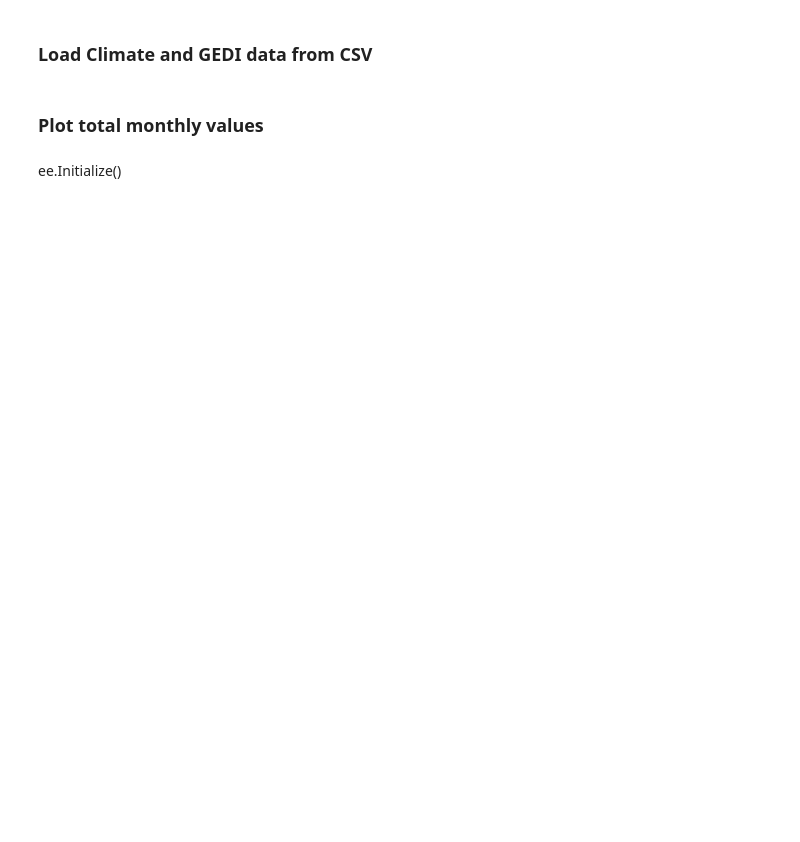
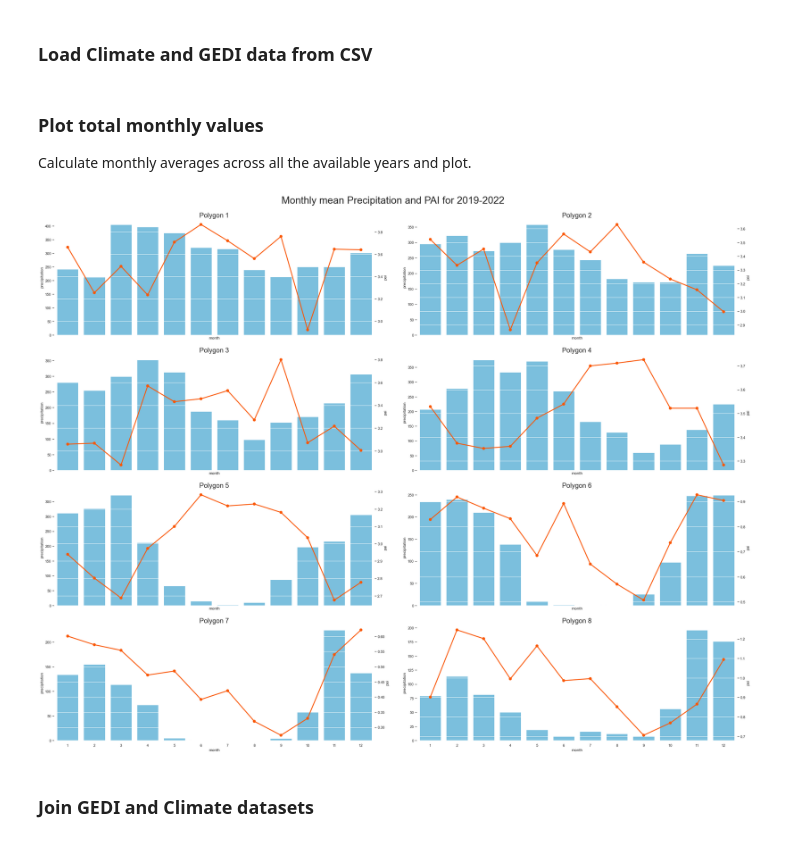
Before and after one commit to 4C-Guided-Team-Challenge/drought-with-gedi, a Jupyter notebook: notebooks/exploratory/ClimateAndGediInitialAnalysis.ipynb, the cells around one changed output. Cells and saved outputs as stored; diff of their text form; code cells hidden in the pictures; blank space fills up the shorter version.

Commit message:
Joins GEDI and climate data. Plots climate vs. pai monthly figures.

```diff
--- a/notebooks/exploratory/ClimateAndGediInitialAnalysis.ipynb
+++ b/notebooks/exploratory/ClimateAndGediInitialAnalysis.ipynb
@@ -12,6 +16,8 @@ climate_monthly = pd.read_csv("../../data/interim/climate_r_p_t_monthly_mean_per
 gedi_monthly = pd.read_csv("../../data/interim/gedi_PAI_monthly_mean_per_polygon_4-2019_to_6-2022.csv", index_col=0)
 # %% [markdown]
 ### Plot total monthly values
+
+Calculate monthly averages across all the available years and plot.
 # %%
 climate_total_monthly_mean = climate_monthly.groupby(['month', 'polygon_id']) \
                                             .mean(numeric_only=True) \
@@ -22,5 +28,36 @@ pai_total_monthly_mean = gedi_monthly.groupby(['month', 'polygon_id']) \
                                             .mean(numeric_only=True) \
                                             .reset_index() \
                                             .drop(columns=['year'])
-# %% [markdown]
-ee.Initialize()
+# %%
+import seaborn as sns
+
+sns.set()  # Setting seaborn as default style even if use only matplotlib
+palette = sns.color_palette("hls", 8)
+# TODO: join pandas
+fig, ax = plt.subplots(4, 2, figsize=(30, 24), sharey=False, sharex=True)
+fig.suptitle("Monthly mean Precipitation and PAI for 2019-2022", fontsize=30)
+fig.tight_layout(pad=3.0, h_pad=4.0, w_pad=8.0)
+
+for i in range(8):
+    subplot = ax[i // 2, i % 2]
+    subplot.set_facecolor('white')
+
+    # Select polygon from the data. Polygon IDs go from 1 to 8, so we need
+    # i + 1.
+    polygon_id = i + 1
+    climate_polygon_data = climate_total_monthly_mean[climate_total_monthly_mean['polygon_id'] == polygon_id]
+    pai_polygon_data = pai_total_monthly_mean[pai_total_monthly_mean['polygon_id'] == polygon_id]
+
+    # Plot.
+    sns.barplot(climate_polygon_data, x='month', y='precipitation', color='#6BC5ED', ax=subplot)
+    subplot.set_title(f"Polygon {polygon_id}", fontsize=20)
+    #subplot.set_ylabel(ylabel)
+
+    pai_subplot = subplot.twinx()
+    sns.pointplot(pai_polygon_data, x='month', y='pai', color='#FA5705', ax=pai_subplot)
+
+plt.savefig(f'../../reports/figures/exploratory/layered_monthly_mean_precipitation_pai_2019_to_2022.png')
+# %% [output]
+[figure, added]
+# %% [markdown]
+### Join GEDI and Climate datasets
```
Also changed, not shown: parts of 10 cells of this notebook, 9 other files.
